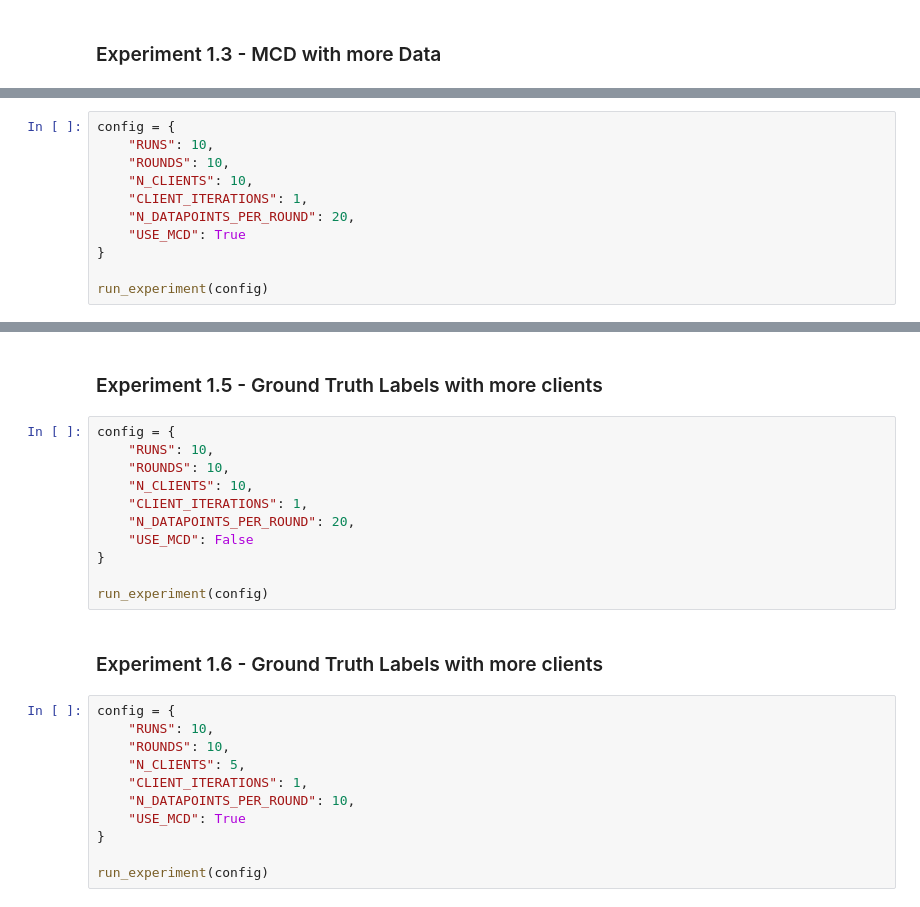
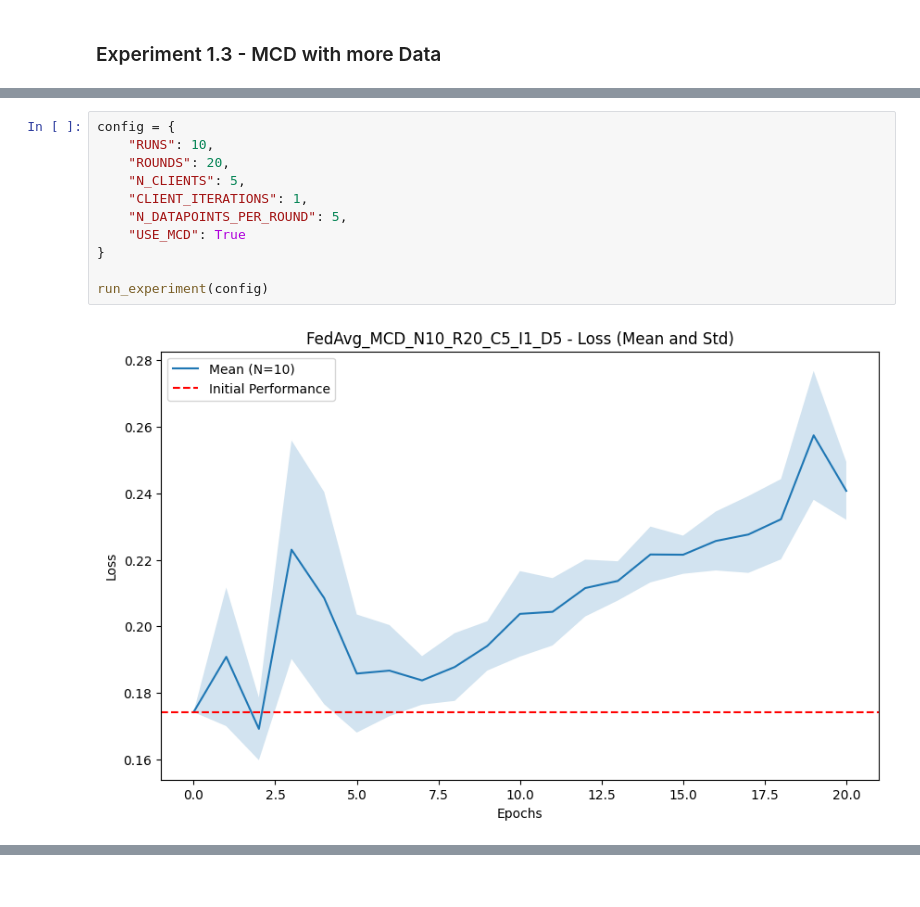
Before and after one commit to aharabada/FederatedLearning, a Jupyter notebook: code/FedAvgExperiments.ipynb, the cells around one changed output, grey strips where cells are left out. Saved outputs shown, nothing was run; the diff lists cells and outputs as text.

```diff
--- a/code/FedAvgExperiments.ipynb
+++ b/code/FedAvgExperiments.ipynb
@@ -81,11 +86,13 @@ run_experiment(config)
 # %%
 config = {
     "RUNS": 10,
-    "ROUNDS": 10,
-    "N_CLIENTS": 10,
+    "ROUNDS": 20,
+    "N_CLIENTS": 5,
     "CLIENT_ITERATIONS": 1,
-    "N_DATAPOINTS_PER_ROUND": 20,
+    "N_DATAPOINTS_PER_ROUND": 5,
     "USE_MCD": True
 }
 
 run_experiment(config)
+# %% [output]
+[figure, added]
@@ -92,26 +101,0 @@ run_experiment(config)
-# %% [markdown]
-### Experiment 1.5 - Ground Truth Labels with more clients
-# %%
-config = {
-    "RUNS": 10,
-    "ROUNDS": 10,
-    "N_CLIENTS": 10,
-    "CLIENT_ITERATIONS": 1,
-    "N_DATAPOINTS_PER_ROUND": 20,
-    "USE_MCD": False
-}
-
-run_experiment(config)
-# %% [markdown]
-### Experiment 1.6 - Ground Truth Labels with more clients
-# %%
-config = {
-    "RUNS": 10,
-    "ROUNDS": 10,
-    "N_CLIENTS": 5,
-    "CLIENT_ITERATIONS": 1,
-    "N_DATAPOINTS_PER_ROUND": 10,
-    "USE_MCD": True
-}
-
-run_experiment(config)
```
Also changed, not shown: parts of 3 cells of this notebook, 31 other files.
